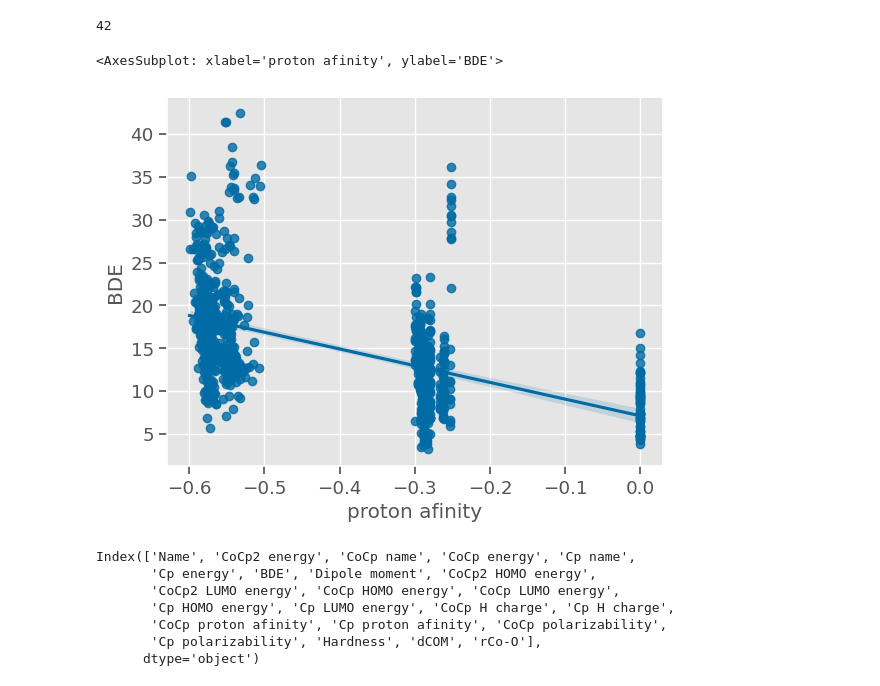
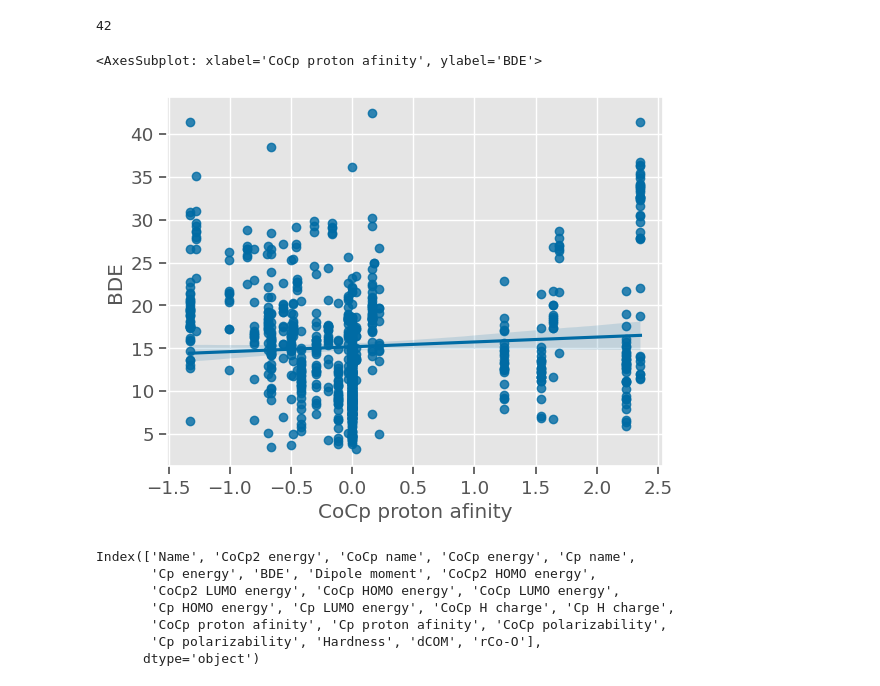
Before and after one commit to sheha919/Cobaltocenium_project, a Jupyter notebook: bdeVsfeatures_newdataset.ipynb, the cells around one changed output. Cells and saved outputs as stored; diff of their text form; code cells hidden in the pictures.

```diff
--- a/bdeVsfeatures_newdataset.ipynb
+++ b/bdeVsfeatures_newdataset.ipynb
@@ -88,10 +88,10 @@ len(conh2_df)
 # %% [output]
 42
 # %%
-sns.regplot(data = ml_df, x ='proton afinity' , y = 'BDE')
+sns.regplot(data = ml_df, x ='CoCp proton afinity' , y = 'BDE')
 # %% [output]
-<AxesSubplot: xlabel='proton afinity', ylabel='BDE'>
+<AxesSubplot: xlabel='CoCp proton afinity', ylabel='BDE'>
-[figure, old version]
+[figure, new version]
 # %%
 ml_df.columns
 # %% [output]
```
Also changed, not shown: 3 other files.
